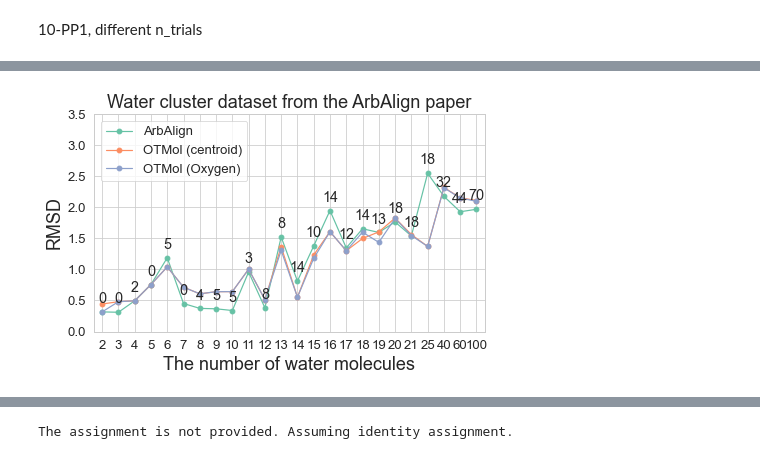
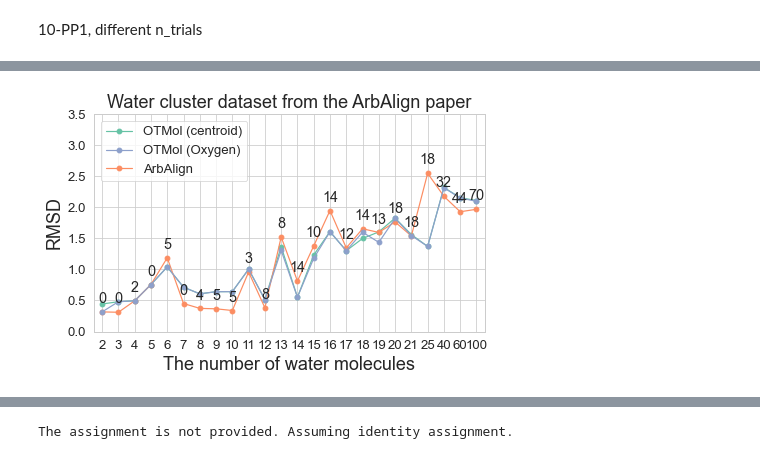
Before and after one commit to weixiaoqimath/otmol, a Jupyter notebook: experiment/otmol_WC.ipynb, the cells around one changed output, grey strips where cells are left out. Cells and saved outputs as stored; diff of their text form; code cells hidden in the pictures.

```diff
--- a/experiment/otmol_WC.ipynb
+++ b/experiment/otmol_WC.ipynb
@@ -159,33 +159,38 @@ arbalign_res = pd.read_csv('./arbalign_output/ArbAlignDataWC_result.csv')
 combined_df = pd.concat([otmol_center_res[['#', 'RMSD(OTMol)']].rename(columns={'RMSD(OTMol)': 'OTMol (centroid)'}),
                         otmol_oxygen_res[['RMSD(OTMol)']].rename(columns={'RMSD(OTMol)': 'OTMol (Oxygen)'}),
                         arbalign_res.rename(columns={'RMSD(ArbAlign)': 'ArbAlign'})], axis=1)
-columns_to_plot = ["ArbAlign", "OTMol (centroid)", "OTMol (Oxygen)"]
+columns_to_plot = ["OTMol (centroid)", "ArbAlign", "OTMol (Oxygen)"]
 plt.figure(figsize=(7, 4))
 sns.set_style("whitegrid")
 sns.set_context("paper", font_scale=1.5)
 sns.set_palette("Set2")
 for column in columns_to_plot:
     plt.plot(range(len(combined_df['#'])), combined_df[column], marker='o', label=column)
 
 # Add annotations for mismatched water molecules
 for i, (x, y) in enumerate(zip(range(len(combined_df['#'])), combined_df['ArbAlign'])):
     mismatch_count = mismatch_df.iloc[i]['# mismatched water molecules']  # Adjust column name if different
     plt.annotate(f'{mismatch_count}',
                 (x, y),
                 xytext=(0, 6),  # Offset the text k points upward
                 textcoords='offset points',
                 ha='center',     # Center the text horizontally
                 va='bottom',     # Align text at the bottom
                 )
 
 plt.xticks(range(len(combined_df['#'])), combined_df['#'])
 plt.xlim(-0.5, 23.5)
 plt.title("Water cluster dataset from the ArbAlign paper", fontsize=18)
 plt.xlabel("The number of water molecules", fontsize=18)
 plt.ylabel("RMSD", fontsize=18)
 plt.ylim(0, 3.5)
 plt.legend()
+handles, labels = plt.gca().get_legend_handles_labels()
+new_order = [0, 2, 1]  # This puts the 3rd label first
+new_handles = [handles[i] for i in new_order]
+new_labels = [labels[i] for i in new_order]
+plt.gca().legend(handles=new_handles, labels=new_labels)
 plt.grid(True)
 plt.savefig('../images/WCArbAlignData.png', dpi=300, bbox_inches='tight')
 # %% [output]
-[figure, old version]
+[figure, new version]
```
Also changed, not shown: parts of 7 cells of this notebook, 11 other files.
